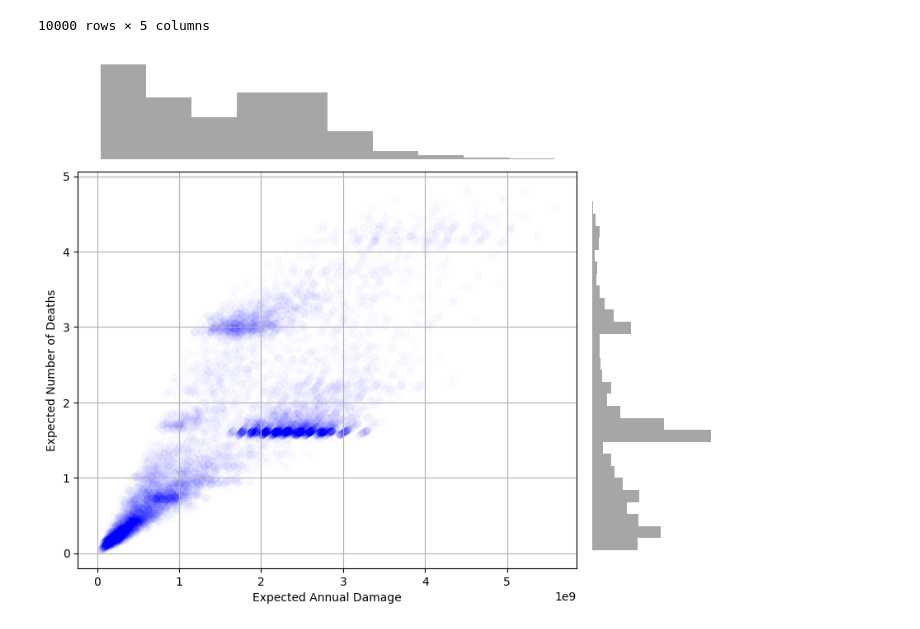
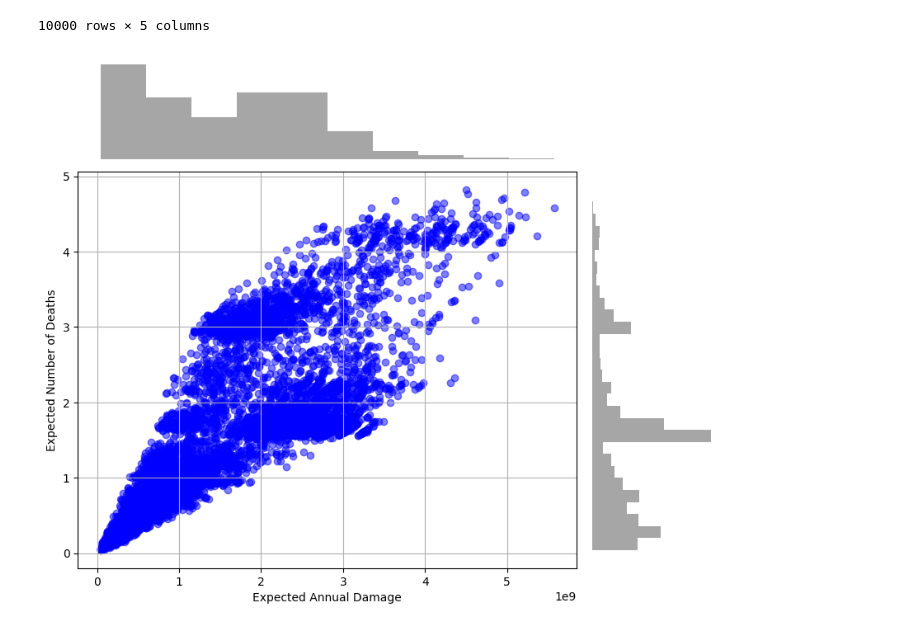
Before and after one commit to pkastelein/EPA141A, a Jupyter notebook: final assignment/Analysis_of_Exploration_data.ipynb, the cells around one changed output. Cells and saved outputs as stored; diff of their text form; code cells hidden in the pictures.

```diff
--- a/final assignment/Analysis_of_Exploration_data.ipynb
+++ b/final assignment/Analysis_of_Exploration_data.ipynb
@@ -35,28 +35,28 @@ df=pd.DataFrame(outcomes)
 # %%
 import matplotlib.pyplot as plt
 import matplotlib.gridspec as gridspec
 
 # Create a figure with a custom layout
 fig = plt.figure(figsize=(10, 8))
 gs = gridspec.GridSpec(2, 2, width_ratios=[4, 1], height_ratios=[1, 4], hspace=0.05, wspace=0.05)
 
 # Scatter plot
 ax_scatter = fig.add_subplot(gs[1, 0])
-ax_scatter.scatter(df['Expected Annual Damage'], df['Expected Number of Deaths'], c='blue', alpha=0.01)
+ax_scatter.scatter(df['Expected Annual Damage'], df['Expected Number of Deaths'], c='blue', alpha=0.5)
 ax_scatter.set_xlabel('Expected Annual Damage')
 ax_scatter.set_ylabel('Expected Number of Deaths')
 ax_scatter.grid(True)
 
 # Histogram for RfR Total Costs
 ax_hist_x = fig.add_subplot(gs[0, 0], sharex=ax_scatter)
 ax_hist_x.hist(df['Expected Annual Damage'], bins=10, color='gray', alpha=0.7)
 ax_hist_x.axis('off')  # Hide axis labels for better aesthetics
 
 # Histogram for Total Deaths
 ax_hist_y = fig.add_subplot(gs[1, 1], sharey=ax_scatter)
 ax_hist_y.hist(df['Expected Number of Deaths'], bins=30, orientation='horizontal', color='gray', alpha=0.7)
 ax_hist_y.axis('off')  # Hide axis labels for better aesthetics
 
 plt.show()
 # %% [output]
-[figure, old version]
+[figure, new version]
```
Also changed, not shown: parts of 2 cells of this notebook.
